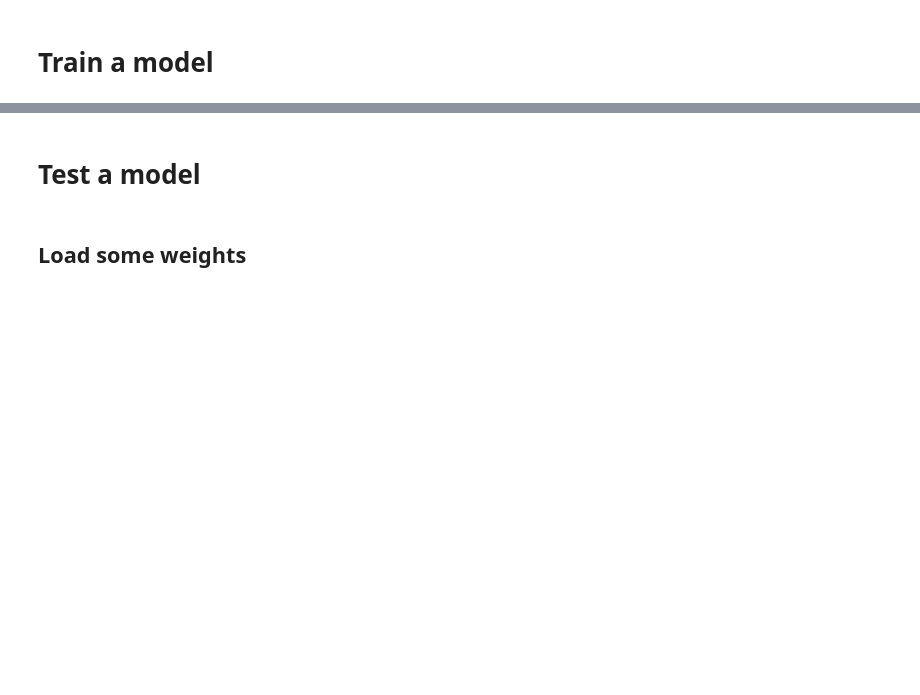
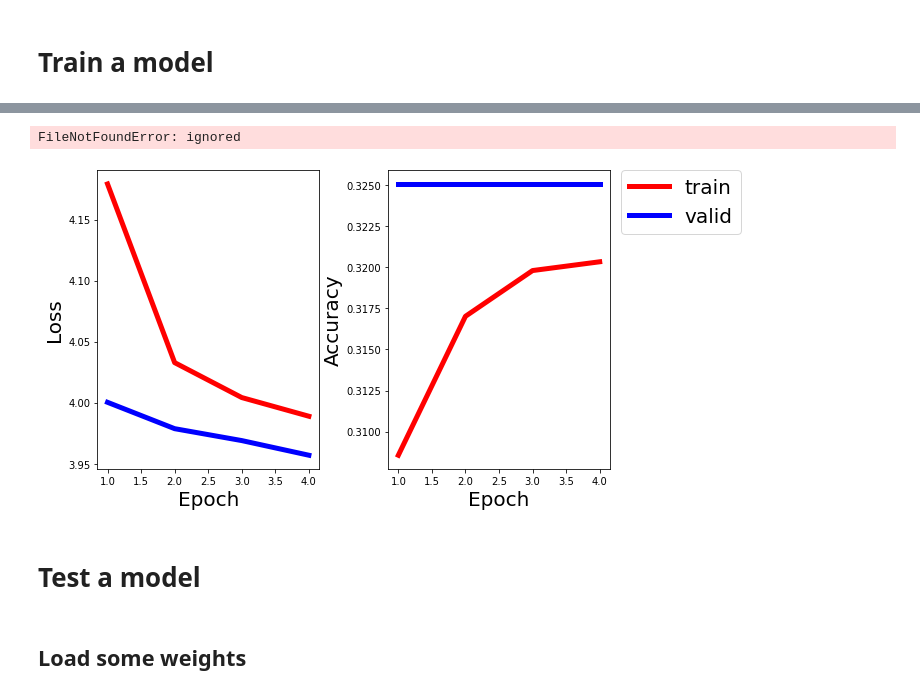
Before and after one commit to stran123/basic_vqa, a Jupyter notebook: train.ipynb, the cells around one changed output, grey strips where cells are left out. Drawn from its saved outputs; the diff is of its cells as text; code cells hidden in the pictures; blank space fills up the shorter version.

Commit message:
working training model

```diff
--- a/train.ipynb
+++ b/train.ipynb
@@ -139,6 +150,8 @@ data_loader = get_loader(
         max_num_ans=args.max_num_ans,
         batch_size=args.batch_size,
         num_workers=args.num_workers)
+
+device = torch.device('cuda' if torch.cuda.is_available() else 'cpu')
 
 qst_vocab = data_loader['train'].dataset.qst_vocab
 ans_vocab = data_loader['train'].dataset.ans_vocab
@@ -154,4 +167,6 @@ model = VqaModel(
         word_embed_size=args.word_embed_size,
         num_layers=args.num_layers,
         hidden_size=args.hidden_size,
-        use_transformer=args.use_transformer).to(device)
+        use_transformer=args.use_transformer,
+        use_vit=args.use_vit,
+        patch_size=args.patch_size).to(device)
@@ -158,18 +175,17 @@ model = VqaModel(
 # %% [markdown]
 # Train a model
 # %%
-device = torch.device('cuda' if torch.cuda.is_available() else 'cpu')
-
 os.makedirs(args.output_dir, exist_ok=True)
 os.makedirs(args.output_dir+'/logs', exist_ok=True)
 os.makedirs(args.output_dir+'/models', exist_ok=True)
 
 criterion = nn.CrossEntropyLoss()
 
-params = list(model.img_encoder.fc.parameters()) \
-    + list(model.qst_encoder.parameters()) \
-    + list(model.fc1.parameters()) \
-    + list(model.fc2.parameters())
+# params = list(model.img_encoder.fc.parameters()) \
+#     + list(model.qst_encoder.parameters()) \
+#     + list(model.fc1.parameters()) \
+#     + list(model.fc2.parameters())
+params = model.parameters() # for ViT
 
 optimizer = optim.Adam(params, lr=args.learning_rate)
 scheduler = lr_scheduler.StepLR(
@@ -226,7 +242,7 @@ for epoch in tqdm(range(args.num_epochs)):
                 print('| {} SET | Epoch [{:02d}/{:02d}], Step [{:04d}/{:04d}], Loss: {:.4f}'
                       .format(phase.upper(), epoch+1, args.num_epochs, batch_idx, int(batch_step_size), loss.item()))
             batch_idx += 1
-        break
+
         # Print the average loss and accuracy in an epoch.
         epoch_loss = running_loss / batch_step_size
         epoch_acc_exp1 = running_corr_exp1.double(
@@ -249,5 +265,4 @@ for epoch in tqdm(range(args.num_epochs)):
     if (epoch+1) % args.save_step == 0:
         torch.save({'epoch': epoch+1, 'state_dict': model.state_dict()},
                     os.path.join(args.output_dir, 'models/model-epoch-{:02d}.ckpt'.format(epoch+1)))
-    break
 # %% [output]
@@ -255,3 +286,53 @@ for epoch in tqdm(range(args.num_epochs)):
+# %%
+import numpy as np
+import csv
+import matplotlib.pyplot as plt
+
+fig = plt.figure(figsize=(10,5))
+
+for phase in ['train', 'valid']:
+
+    epoch = []
+    loss = []
+    acc = []
+
+    for i in range(args.num_epochs):
+
+        with open(f'./{args.output_dir}/logs/{phase}-log-epoch-{i+1:02d}.txt', 'r') as f:
+            df = csv.reader(f, delimiter='\t')
+            data = list(df)
+
+        epoch.append(float(data[0][0]))
+        loss.append(float(data[0][1]))
+        acc.append(float(data[0][3]))
+
+    plt.subplot(1, 2, 1)
+    if phase == 'train':
+        plt.plot(epoch, loss, label = phase, color = 'red', linewidth = 5.0)
+    else:
+        plt.plot(epoch, loss, label = phase, color = 'blue', linewidth = 5.0)
+
+    plt.xlabel('Epoch', fontsize = 20)
+    plt.ylabel('Loss', fontsize = 20)
+
+    plt.subplot(1, 2, 2)
+    plt.tight_layout()
+
+    if phase == 'train':
+        plt.plot(epoch, acc, label = phase, color = 'red', linewidth = 5.0)
+    else:
+        plt.plot(epoch, acc, label = phase, color = 'blue', linewidth = 5.0)
+
+    plt.xlabel('Epoch', fontsize = 20)
+    plt.ylabel('Accuracy', fontsize = 20)
+
+    plt.legend(bbox_to_anchor=(1.05, 1), loc=2, borderaxespad=0., prop={'size': 20})
+
+
+plt.savefig(f'./{args.output_dir}/png/train.png', dpi = fig.dpi)
+# %% [output]
+FileNotFoundError: ignored
+[figure, added]
 # %% [markdown]
 # Test a model
 # %% [markdown]
```
Also changed, not shown: parts of 7 cells of this notebook.
